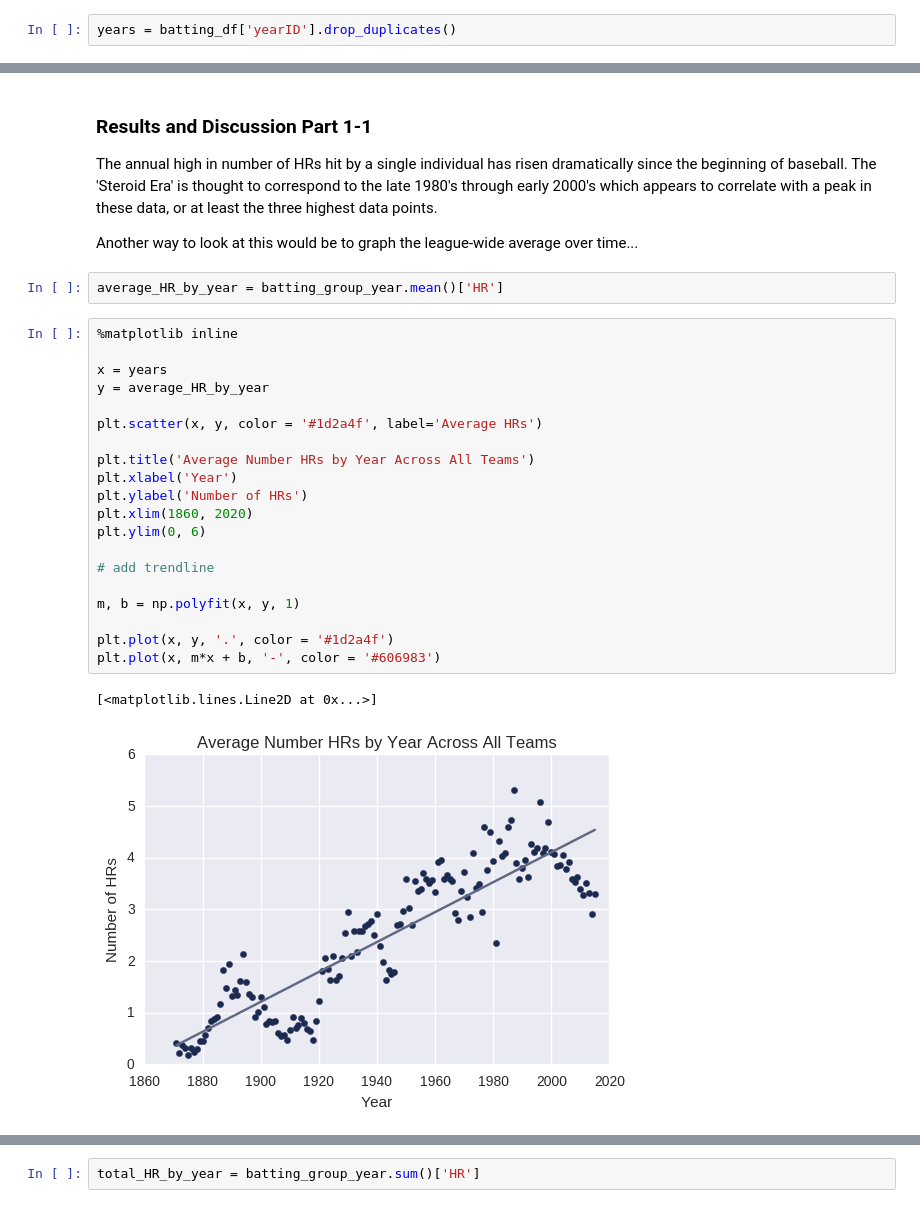
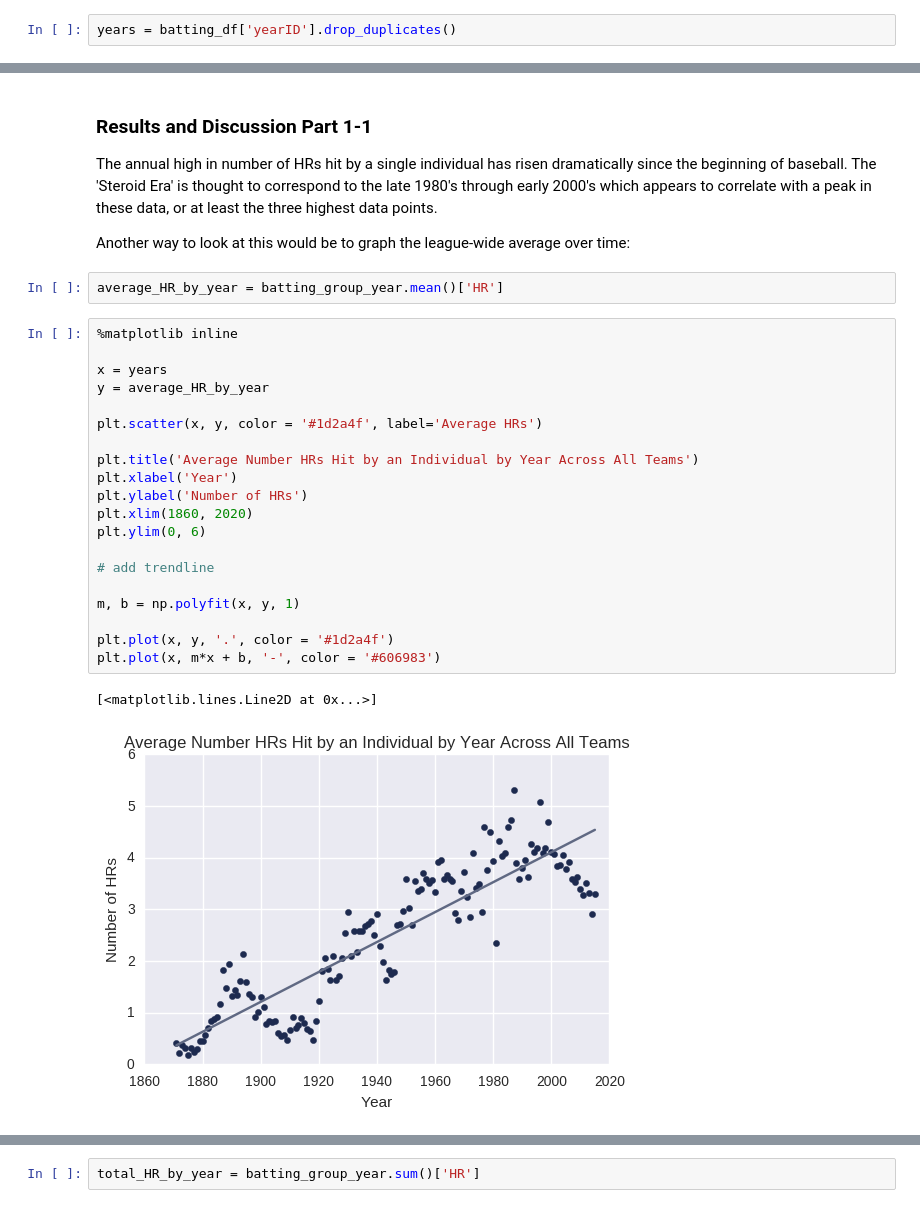
Before and after one commit to bjemcnally/Udacity-IPND-Data-Analyst-Project, a Jupyter notebook: IPND_Data_Analyst_Project.ipynb, the cells around one changed output, grey strips where cells are left out. Saved outputs shown, nothing was run; the diff lists cells and outputs as text.

```diff
--- a/IPND_Data_Analyst_Project.ipynb
+++ b/IPND_Data_Analyst_Project.ipynb
@@ -56,32 +58,32 @@ plt.plot(x, m*x + b, '-', color = '#606983')
 
 The annual high in number of HRs hit by a single individual has risen dramatically since the beginning of baseball. The 'Steroid Era' is thought to correspond to the late 1980's through early 2000's which appears to correlate with a peak in these data, or at least the three highest data points.
 
-Another way to look at this would be to graph the league-wide average over time...
+Another way to look at this would be to graph the league-wide average over time:
 # %%
 average_HR_by_year = batting_group_year.mean()['HR']
 # %%
 %matplotlib inline
 
 x = years
 y = average_HR_by_year
 
 plt.scatter(x, y, color = '#1d2a4f', label='Average HRs')
 
-plt.title('Average Number HRs by Year Across All Teams')
+plt.title('Average Number HRs Hit by an Individual by Year Across All Teams')
 plt.xlabel('Year')
 plt.ylabel('Number of HRs')
 plt.xlim(1860, 2020)
 plt.ylim(0, 6)
 
 # add trendline
 
 m, b = np.polyfit(x, y, 1)
 
 plt.plot(x, y, '.', color = '#1d2a4f')
 plt.plot(x, m*x + b, '-', color = '#606983')
 # %% [output]
 [<matplotlib.lines.Line2D at 0x...>]
-[figure, old version]
+[figure, new version]
 # %% [markdown]
 ### Results and Discussion Part 1-2
 
```
Also changed, not shown: parts of 26 cells of this notebook.
